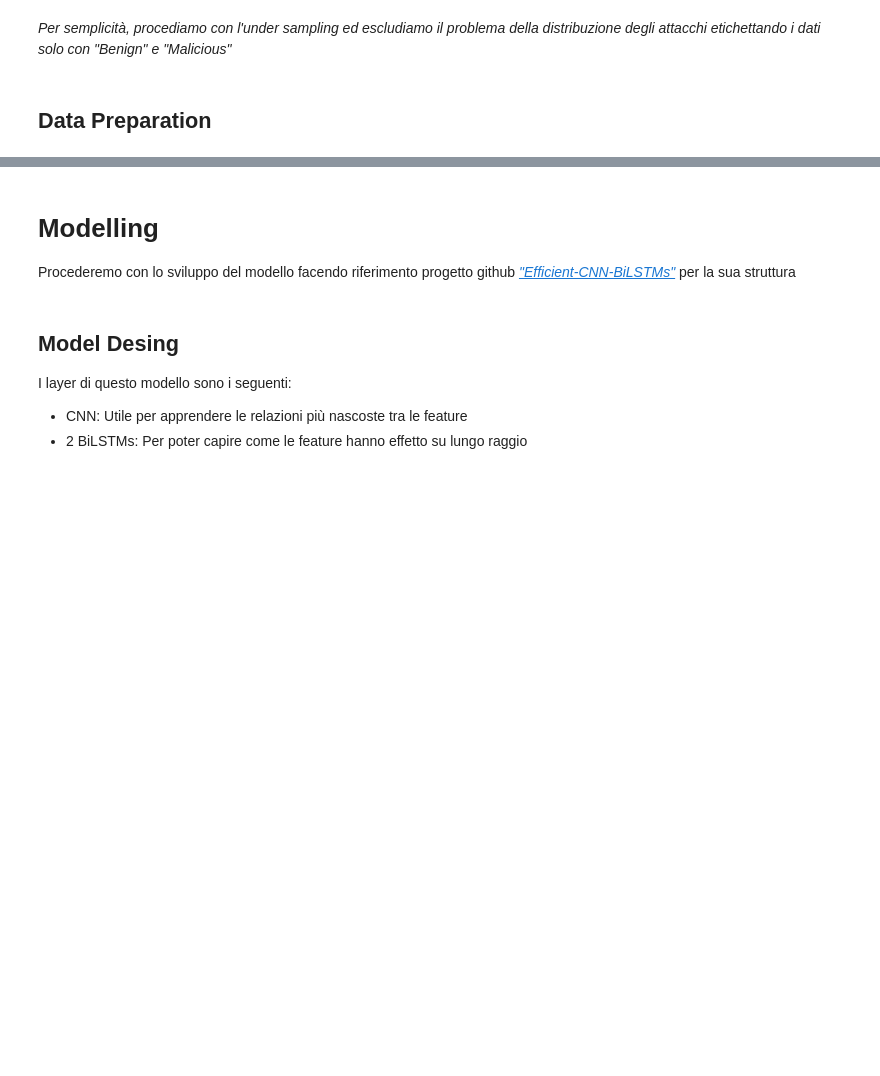
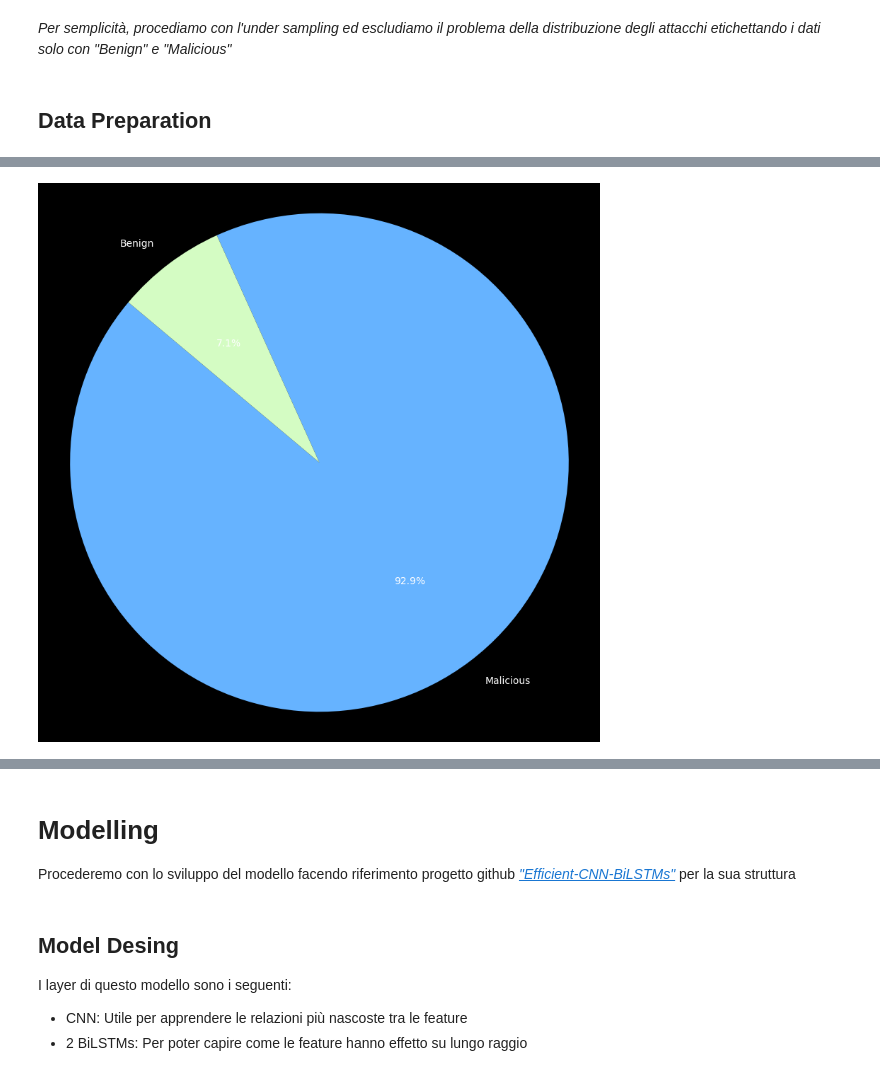
Before and after one commit to jose-sgariglia/Barad-dur, a Jupyter notebook: main.ipynb, the cells around one changed output, grey strips where cells are left out. Saved outputs shown, nothing was run; the diff lists cells and outputs as text; code cells hidden in the pictures; blank space fills up the shorter version.

Commit message:
add multiclass enviroment

```diff
--- a/main.ipynb
+++ b/main.ipynb
@@ -145,5 +186,12 @@ def clean_data(dataset: pd.DataFrame, columns_to_remove: List[str]) -> pd.DataFr
     return dataset
 
 
-columns_to_remove = ["flow_id", "src_ip", "dst_ip", "src_port", "timestamp"]
-dataset = clean_data(dataset, columns_to_remove)
+if __name__ == '__main__':
+    print("Before cleaning:")
+    print(dataset.info())
+
+    columns_to_remove = ["flow_id", "src_ip", "dst_ip", "src_port", "timestamp"]
+    dataset = clean_data(dataset, columns_to_remove)
+
+    print("\nAfter cleaning:")
+    print(dataset.info())
@@ -221,6 +286,57 @@ def extract_feature_and_target(dataset: pd.DataFrame) -> Tuple[pd.DataFrame, pd.
 
     return dataset.drop(columns=['label']), dataset['label']
 
-X, y = extract_feature_and_target(dataset)
 
-del dataset
+if __name__ == '__main__':
+    X, y = extract_feature_and_target(dataset)
+
+    del dataset
+# %%
+# Plotting before Data Balancing
+
+def plot_attacks_distribution(target: pd.Series, mapping: list):
+    """
+    Generates a bar chart to visualize the distribution of attack labels in the given dataset.
+
+    :param pd.DataFrame dataset: The dataset containing the 'label' column to generate the pie chart from.
+    :param dict mapping: The mapping of labels to convert to.
+    """
+
+    with plt.style.context('dark_background'):
+        attack_data = target.value_counts()
+        attack_data.index = attack_data.index.map(mapping)
+
+        fig, ax = plt.subplots(figsize=(26, 10))
+        ax.bar(attack_data.index, attack_data.values, width=0.3)
+        plt.show()
+
+    plt.close()
+
+
+def plot_distribution(target: pd.Series, mapping: dict):
+    """
+    Generates a pie chart to visualize the distribution of 'Benign' and 'Attack' labels in the given dataset.
+
+    :param pd.DataFrame dataset: The dataset containing the 'label' column to generate the pie chart from.
+    :param dict mapping: The mapping of labels to convert to.
+    """
+
+    with plt.style.context('dark_background'):
+        data = target.value_counts()
+        data.index = data.index.map(mapping)
+
+        plt.figure(figsize=(10, 10))
+        plt.pie(data.values, labels=data.index, autopct='%1.1f%%', startangle=140, colors=['#66b3ff', '#D4FCC3'])
+        plt.axis('equal')
+        plt.show()
+
+    plt.close()
+
+
+if __name__ == '__main__':
+    if BINARY_CLASSIFICATION:
+        plot_distribution(y, BINARY_LABELS)
+    else:
+        plot_attacks_distribution(y, MAPPING_MULTICLASS_LABELS)
+# %% [output]
+[figure, added]
```
Also changed, not shown: parts of 20 cells of this notebook, 3 other files.
